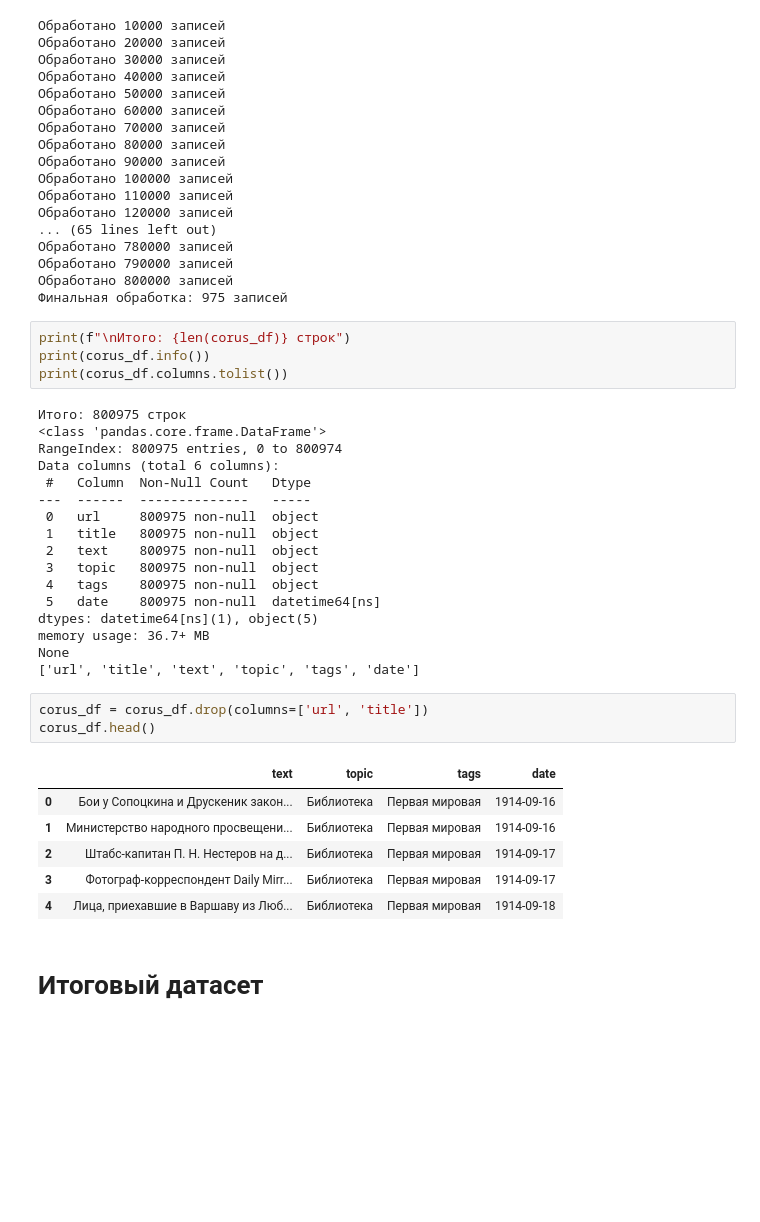
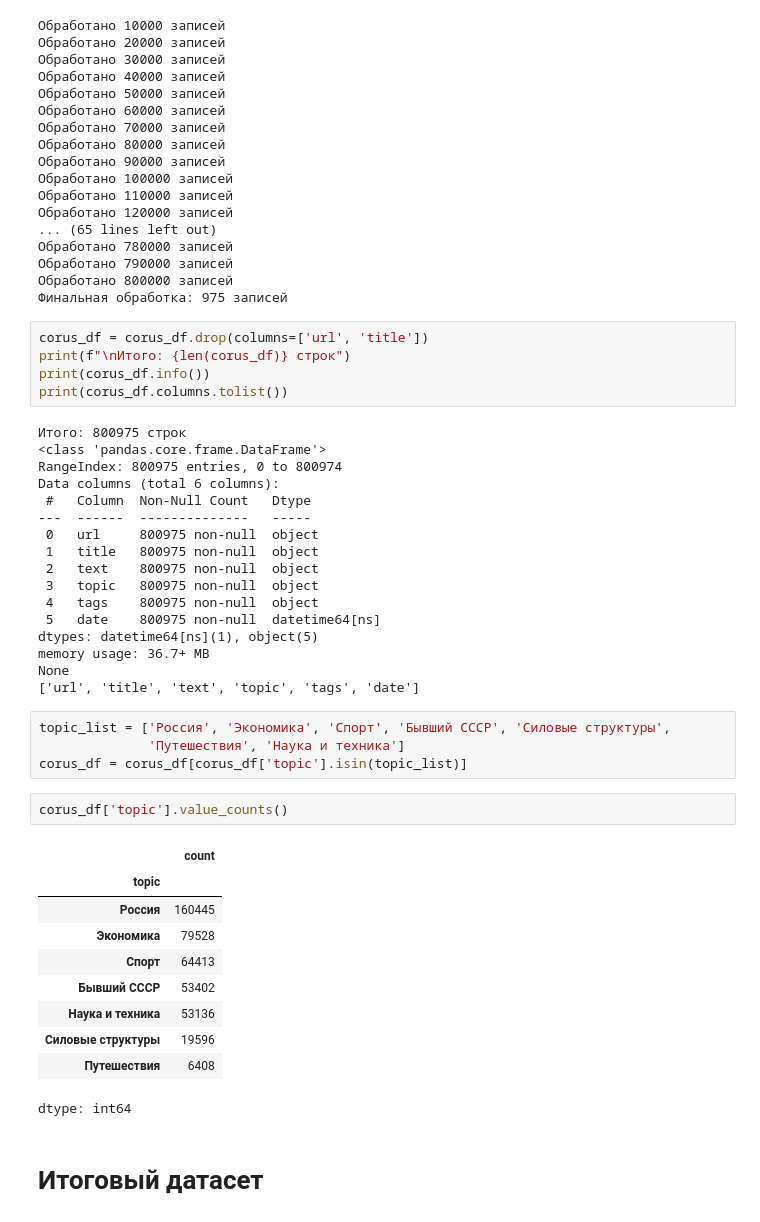
Before and after one commit to notglebatall/article-classifier, a Jupyter notebook: Parsing.ipynb, the cells around one changed output. Drawn from its saved outputs; the diff is of its cells as text; blank space fills up the shorter version.

```diff
--- a/Parsing.ipynb
+++ b/Parsing.ipynb
@@ -621,6 +621,7 @@ corus_df = pd.concat(chunks, ignore_index=True)
 Обработано 800000 записей
 Финальная обработка: 975 записей
 # %%
+corus_df = corus_df.drop(columns=['url', 'title'])
 print(f"\nИтого: {len(corus_df)} строк")
 print(corus_df.info())
 print(corus_df.columns.tolist())
@@ -641,16 +642,23 @@ dtypes: datetime64[ns](1), object(5)
 memory usage: 36.7+ MB
 None
 ['url', 'title', 'text', 'topic', 'tags', 'date']
-# %%
-corus_df = corus_df.drop(columns=['url', 'title'])
-corus_df.head()
-# %% [output]
-|  | text | topic | tags | date |
-| 0 | Бои у Сопоцкина и Друскеник закон... | Библиотека | Первая мировая | 1914-09-16 |
-| 1 | Министерство народного просвещени... | Библиотека | Первая мировая | 1914-09-16 |
-| 2 | Штабс-капитан П. Н. Нестеров на д... | Библиотека | Первая мировая | 1914-09-17 |
-| 3 | Фотограф-корреспондент Daily Mirr... | Библиотека | Первая мировая | 1914-09-17 |
-| 4 | Лица, приехавшие в Варшаву из Люб... | Библиотека | Первая мировая | 1914-09-18 |
+# %%
+topic_list = ['Россия', 'Экономика', 'Спорт', 'Бывший СССР', 'Силовые структуры',
+              'Путешествия', 'Наука и техника']
+corus_df = corus_df[corus_df['topic'].isin(topic_list)]
+# %%
+corus_df['topic'].value_counts()
+# %% [output]
+|  | count |
+| topic |  |
+| Россия | 160445 |
+| Экономика | 79528 |
+| Спорт | 64413 |
+| Бывший СССР | 53402 |
+| Наука и техника | 53136 |
+| Силовые структуры | 19596 |
+| Путешествия | 6408 |
+dtype: int64
 # %% [markdown]
 # Итоговый датасет
 # %%
```
